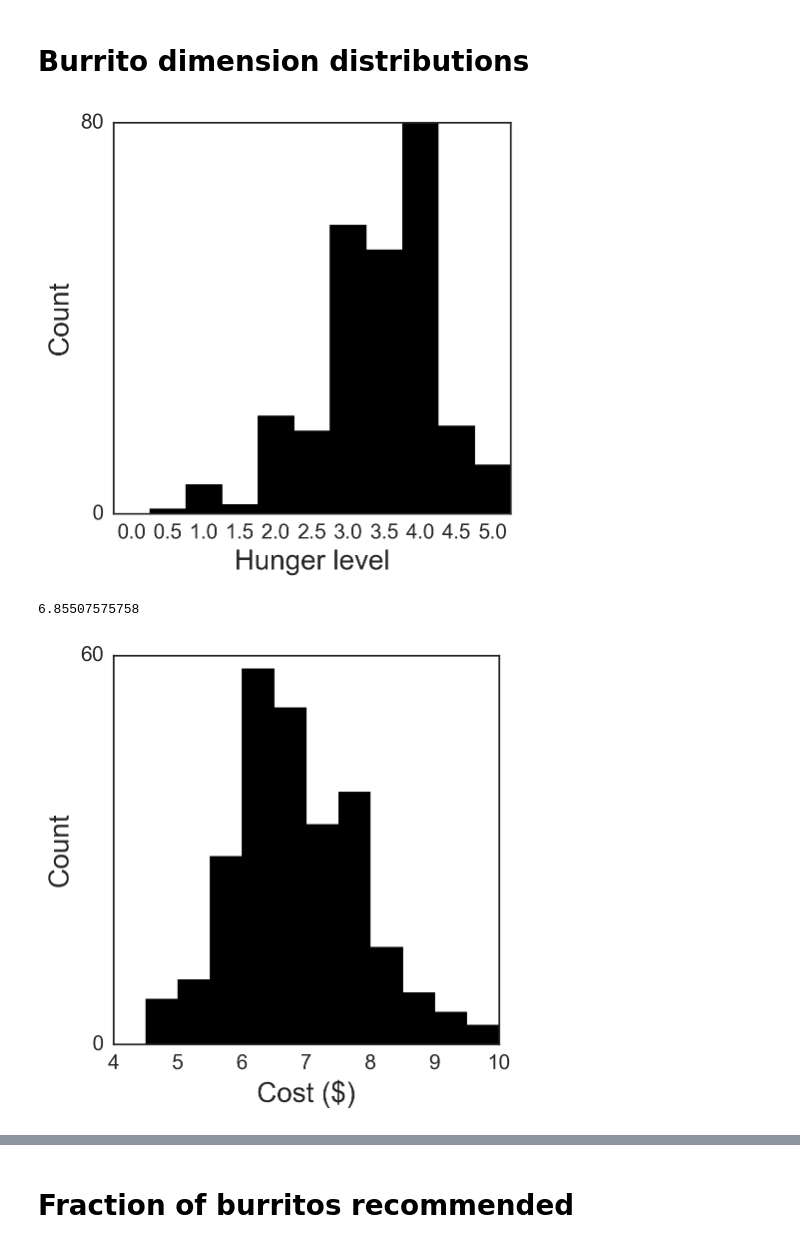
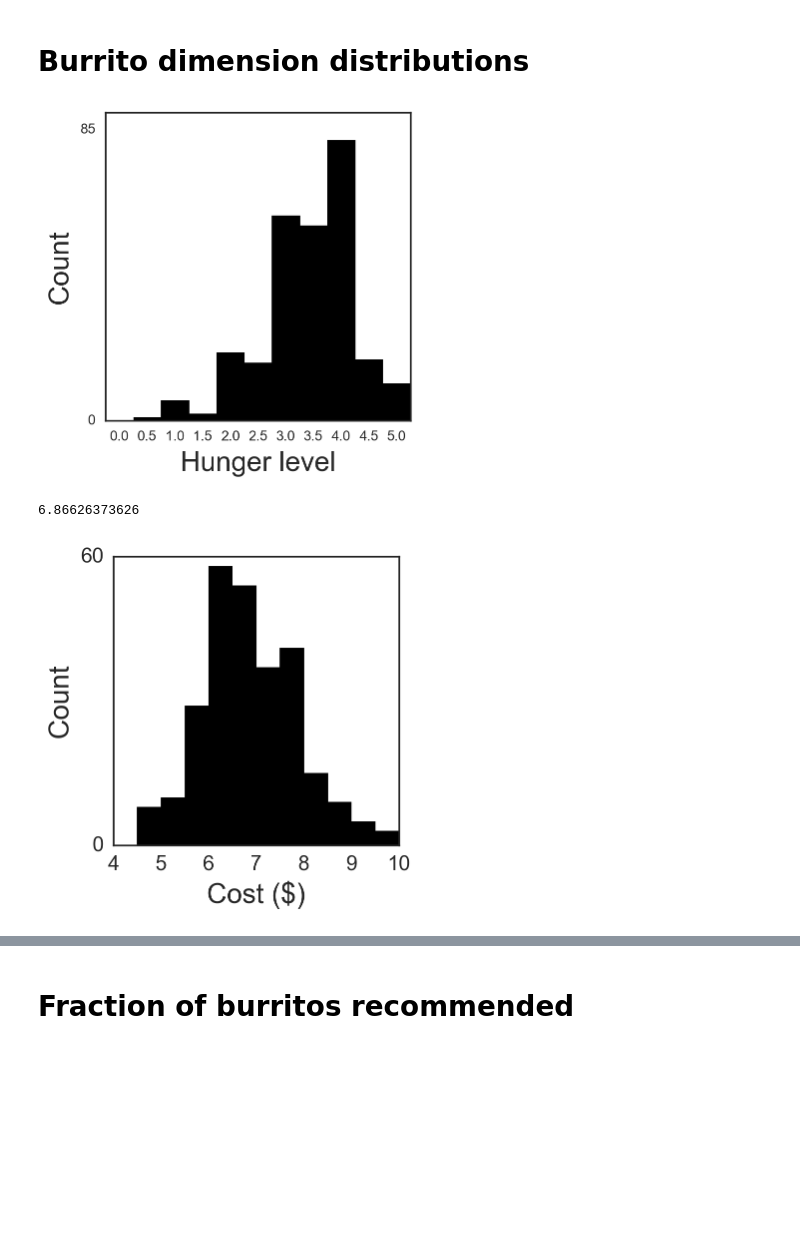
Before and after one commit to srcole/qwm, a Jupyter notebook: burrito/Burrito_characterize.ipynb, the cells around one changed output, grey strips where cells are left out. Drawn from its saved outputs; the diff is of its cells as text; code cells hidden in the pictures; blank space fills up the shorter version.

```diff
--- a/burrito/Burrito_characterize.ipynb
+++ b/burrito/Burrito_characterize.ipynb
@@ -199,37 +199,37 @@ plt.savefig('C:/Users/Scott/Google Drive/qwm/burritos/figs/'+figname + '.png')
 # Burrito dimension distributions
 # %%
 # Distribution of hunger level
-plt.figure(figsize=(5,5))
-n, _, _ = plt.hist(df.Hunger,np.arange(-.25,5.5,.5),color='k')
+plt.figure(figsize=(4,4))
+n, _, _ = plt.hist(df.Hunger.dropna(),np.arange(-.25,5.5,.5),color='k')
 plt.xlabel('Hunger level',size=20)
-plt.xticks(np.arange(0,5.5,.5),size=15)
+plt.xticks(np.arange(0,5.5,.5),size=10)
 plt.xlim((-.25,5.25))
 plt.ylabel('Count',size=20)
-plt.yticks((0,int(math.ceil(np.max(n) / 5.)) * 5),size=15)
+plt.yticks((0,int(math.ceil(np.max(n) / 5.)) * 5),size=10)
 plt.tight_layout()
 
 figname = 'hungerleveldist'
 plt.savefig('C:/gh/fig/burrito/'+figname + '.png')
 # %% [output]
-[figure, old version]
+[figure, new version]
 # %%
 # Average burrito cost
-plt.figure(figsize=(5,5))
+plt.figure(figsize=(4,4))
 n, _, _ = plt.hist(df.Cost.dropna(),np.arange(4,10.25,.5),color='k')
 plt.xlabel('Cost ($)',size=20)
 plt.xticks(np.arange(4,11,1),size=15)
 plt.xlim((4,10))
 plt.ylabel('Count',size=20)
 plt.yticks((0,int(math.ceil(np.max(n) / 5.)) * 5),size=15)
 plt.tight_layout()
 
 figname = 'costdist'
 plt.savefig('C:/gh/fig/burrito/'+figname + '.png')
 
 print np.nanmean(df.Cost)
 # %% [output]
-6.85507575758
+6.86626373626
-[figure, old version]
+[figure, new version]
 # %%
 # Volume dist
 plt.figure(figsize=(5,5))
```
Also changed, not shown: parts of 17 cells of this notebook, 2 other files.
